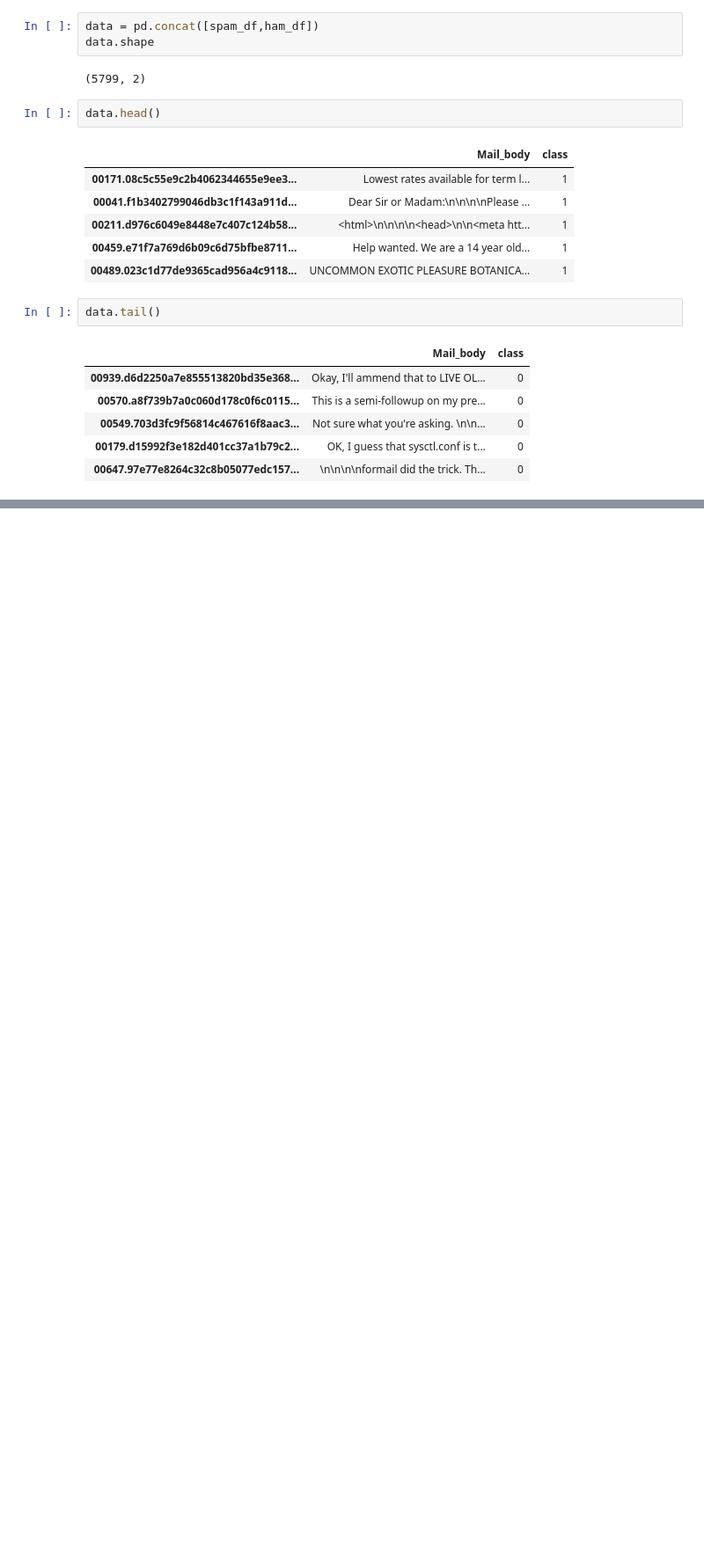
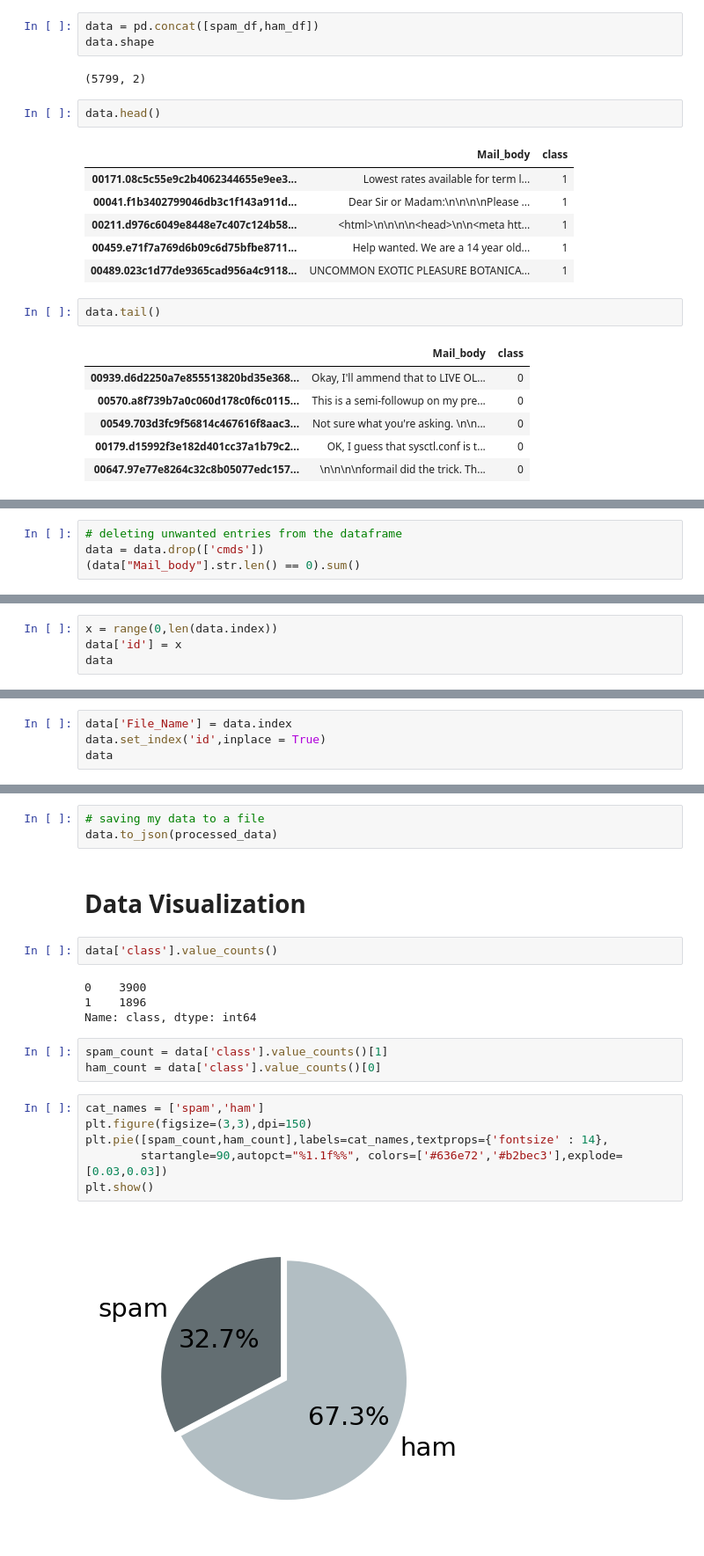
Before and after one commit to Sanchit987/MinorProject, a Jupyter notebook: MinorProject.ipynb, the cells around one changed output, grey strips where cells are left out. Shown at 88% size. Cells and saved outputs as stored; diff of their text form; blank space fills up the shorter version.

Commit message:
Exported processed data and also started with visualizing it

```diff
--- a/MinorProject.ipynb
+++ b/MinorProject.ipynb
@@ -87,0 +118,4 @@ data.tail()
+# %%
+# deleting unwanted entries from the dataframe
+data = data.drop(['cmds'])
+(data["Mail_body"].str.len() == 0).sum()
@@ -87,0 +128,4 @@ data.tail()
+# %%
+x = range(0,len(data.index))
+data['id'] = x
+data
@@ -87,0 +146,4 @@ data.tail()
+# %%
+data['File_Name'] = data.index
+data.set_index('id',inplace = True)
+data
@@ -87,0 +165,22 @@ data.tail()
+# %%
+# saving my data to a file
+data.to_json(processed_data)
+# %% [markdown]
+# Data Visualization
+# %%
+data['class'].value_counts()
+# %% [output]
+0    3900
+1    1896
+Name: class, dtype: int64
+# %%
+spam_count = data['class'].value_counts()[1]
+ham_count = data['class'].value_counts()[0]
+# %%
+cat_names = ['spam','ham']
+plt.figure(figsize=(3,3),dpi=150)
+plt.pie([spam_count,ham_count],labels=cat_names,textprops={'fontsize' : 14},
+        startangle=90,autopct="%1.1f%%", colors=['#636e72','#b2bec3'],explode=[0.03,0.03])
+plt.show()
+# %% [output]
+[figure, added]
```
Also changed, not shown: parts of 11 cells of this notebook, 1 other file.
